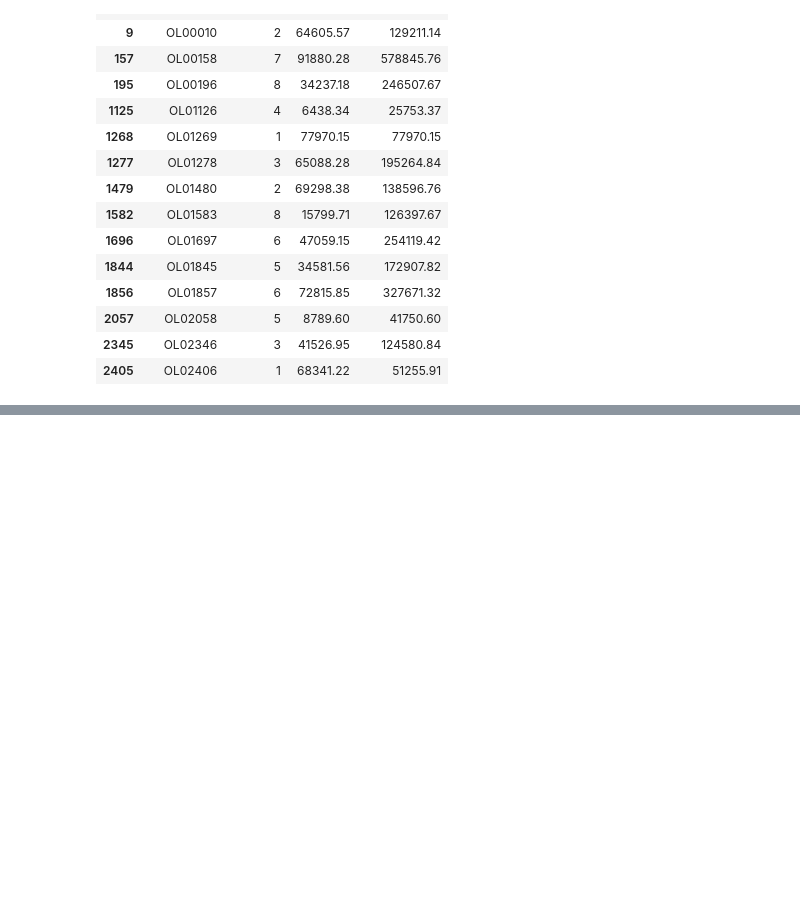
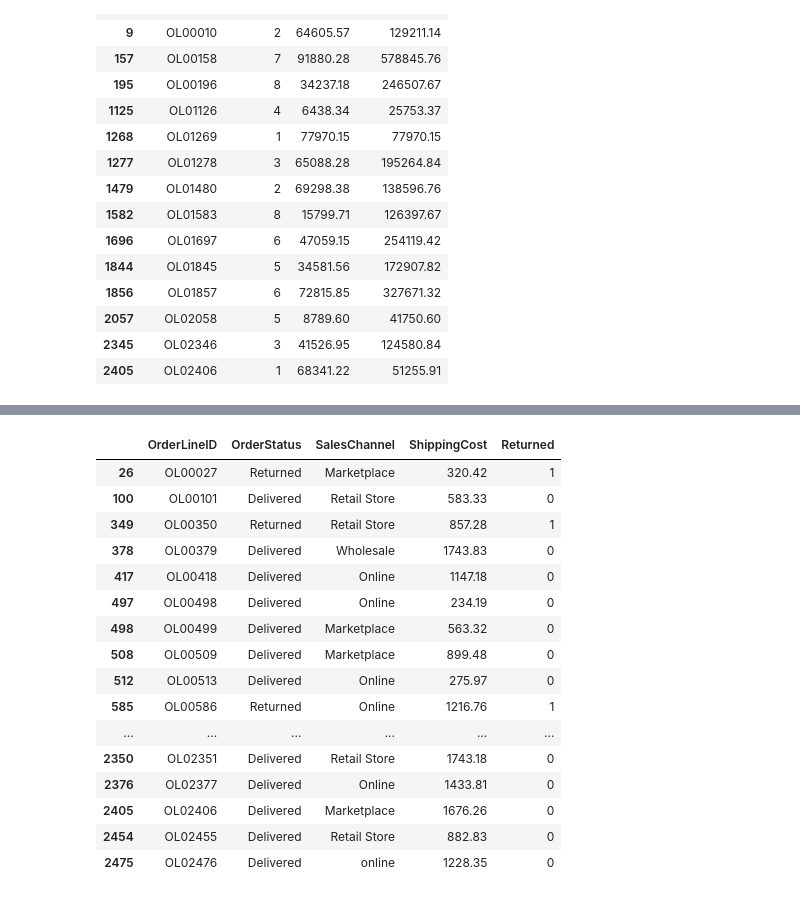
Before and after one commit to esthermaina36/novamart-retail-analysis, a Jupyter notebook: notebook/novaretail.ipynb, the cells around one changed output, grey strips where cells are left out. Saved outputs shown, nothing was run; the diff lists cells and outputs as text; code cells hidden in the pictures; blank space fills up the shorter version.

```diff
--- a/notebook/novaretail.ipynb
+++ b/notebook/novaretail.ipynb
@@ -396,0 +603,24 @@ df2.loc[
+# %%
+df2.loc[
+    df2["ShippingDays"].isna(),
+    ["OrderLineID", "OrderStatus", "SalesChannel",
+     "ShippingCost", "Returned"]
+]
+# %% [output]
+|  | OrderLineID | OrderStatus | SalesChannel | ShippingCost | Returned |
+| 26 | OL00027 | Returned | Marketplace | 320.42 | 1 |
+| 100 | OL00101 | Delivered | Retail Store | 583.33 | 0 |
+| 349 | OL00350 | Returned | Retail Store | 857.28 | 1 |
+| 378 | OL00379 | Delivered | Wholesale | 1743.83 | 0 |
+| 417 | OL00418 | Delivered | Online | 1147.18 | 0 |
+| 497 | OL00498 | Delivered | Online | 234.19 | 0 |
+| 498 | OL00499 | Delivered | Marketplace | 563.32 | 0 |
+| 508 | OL00509 | Delivered | Marketplace | 899.48 | 0 |
+| 512 | OL00513 | Delivered | Online | 275.97 | 0 |
+| 585 | OL00586 | Returned | Online | 1216.76 | 1 |
+| ... | ... | ... | ... | ... | ... |
+| 2350 | OL02351 | Delivered | Retail Store | 1743.18 | 0 |
+| 2376 | OL02377 | Delivered | Online | 1433.81 | 0 |
+| 2405 | OL02406 | Delivered | Marketplace | 1676.26 | 0 |
+| 2454 | OL02455 | Delivered | Retail Store | 882.83 | 0 |
+| 2475 | OL02476 | Delivered | online | 1228.35 | 0 |
```
Also changed, not shown: parts of 31 cells of this notebook, 2 other files.
